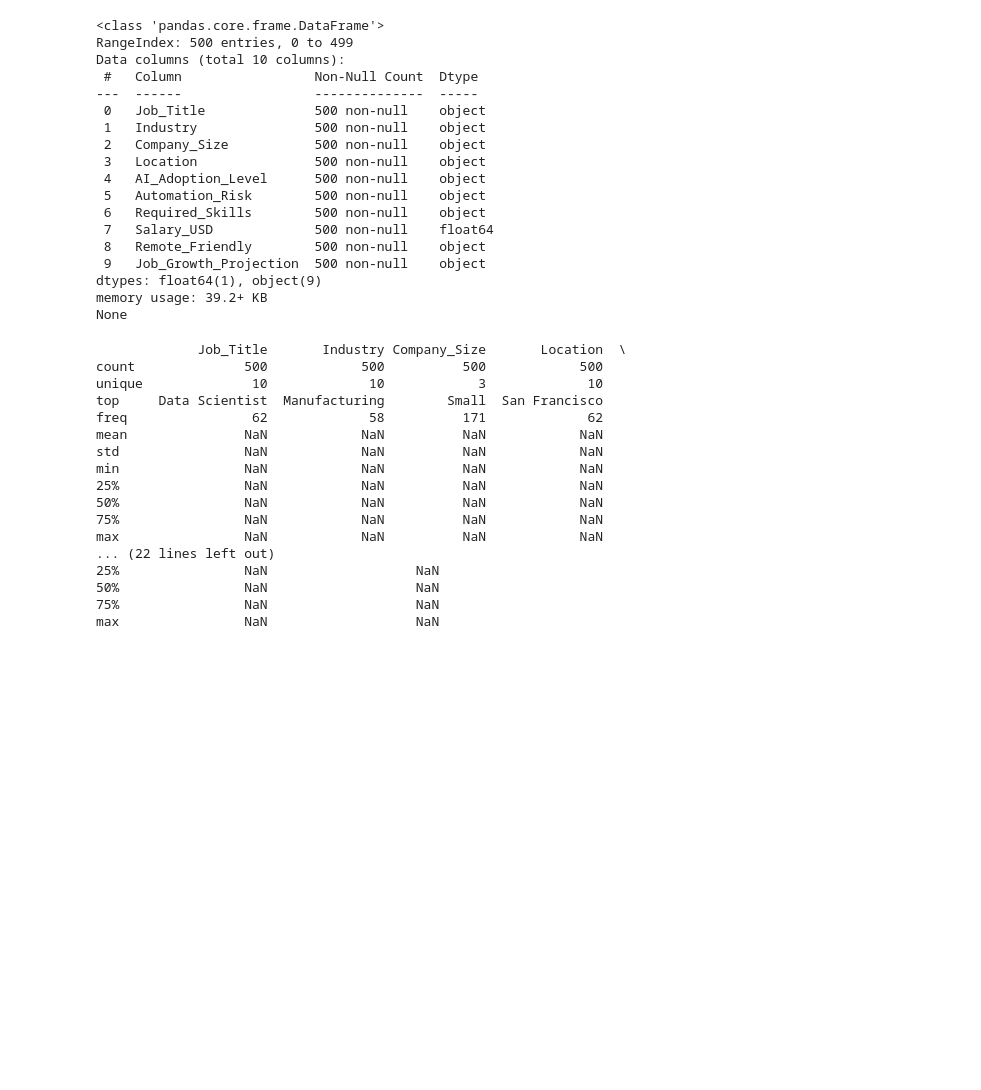
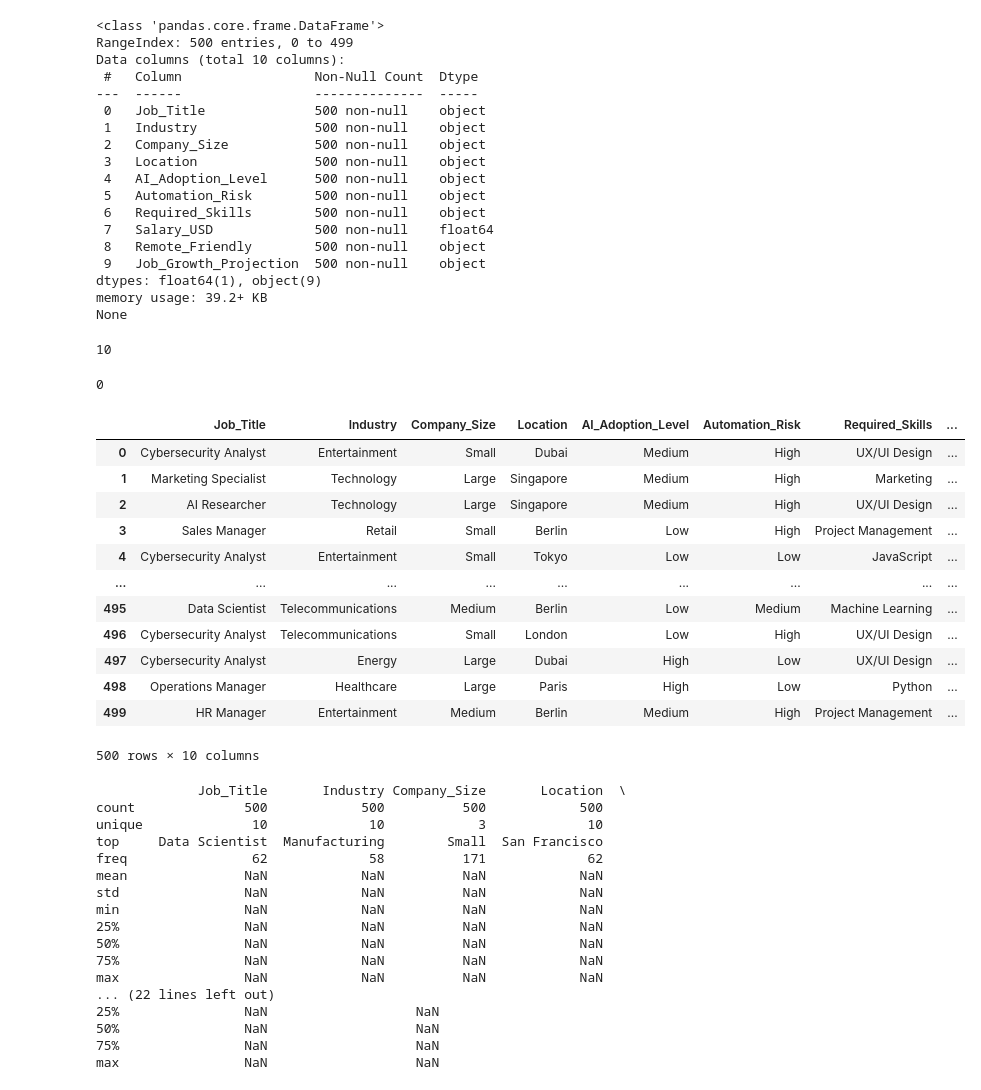
Before and after one commit to samukelisiewenkosi/workplace, a Jupyter notebook: QCTO---Workplace-Module-Notebook.ipynb, the cells around one changed output. Cells and saved outputs as stored; diff of their text form; code cells hidden in the pictures; blank space fills up the shorter version.

```diff
--- a/QCTO---Workplace-Module-Notebook.ipynb
+++ b/QCTO---Workplace-Module-Notebook.ipynb
@@ -142,6 +158,30 @@ Data columns (total 10 columns):
 dtypes: float64(1), object(9)
 memory usage: 39.2+ KB
 None
+# %%
+len(df.Job_Title.unique())
+# %% [output]
+10
+# %%
+df.duplicated().sum()
+# %% [output]
+0
+# %%
+df[df['Job_Title'].duplicated(keep=False)]
+# %% [output]
+|  | Job_Title | Industry | Company_Size | Location | AI_Adoption_Level | Automation_Risk | Required_Skills | ... |
+| 0 | Cybersecurity Analyst | Entertainment | Small | Dubai | Medium | High | UX/UI Design | ... |
+| 1 | Marketing Specialist | Technology | Large | Singapore | Medium | High | Marketing | ... |
+| 2 | AI Researcher | Technology | Large | Singapore | Medium | High | UX/UI Design | ... |
+| 3 | Sales Manager | Retail | Small | Berlin | Low | High | Project Management | ... |
+| 4 | Cybersecurity Analyst | Entertainment | Small | Tokyo | Low | Low | JavaScript | ... |
+| ... | ... | ... | ... | ... | ... | ... | ... | ... |
+| 495 | Data Scientist | Telecommunications | Medium | Berlin | Low | Medium | Machine Learning | ... |
+| 496 | Cybersecurity Analyst | Telecommunications | Small | London | Low | High | UX/UI Design | ... |
+| 497 | Cybersecurity Analyst | Energy | Large | Dubai | High | Low | UX/UI Design | ... |
+| 498 | Operations Manager | Healthcare | Large | Paris | High | Low | Python | ... |
+| 499 | HR Manager | Entertainment | Medium | Berlin | Medium | High | Project Management | ... |
+500 rows × 10 columns
 # %%
 # Get descriptive statistics
 print(df.describe(include='all'))
```
Also changed, not shown: parts of 35 cells of this notebook.
